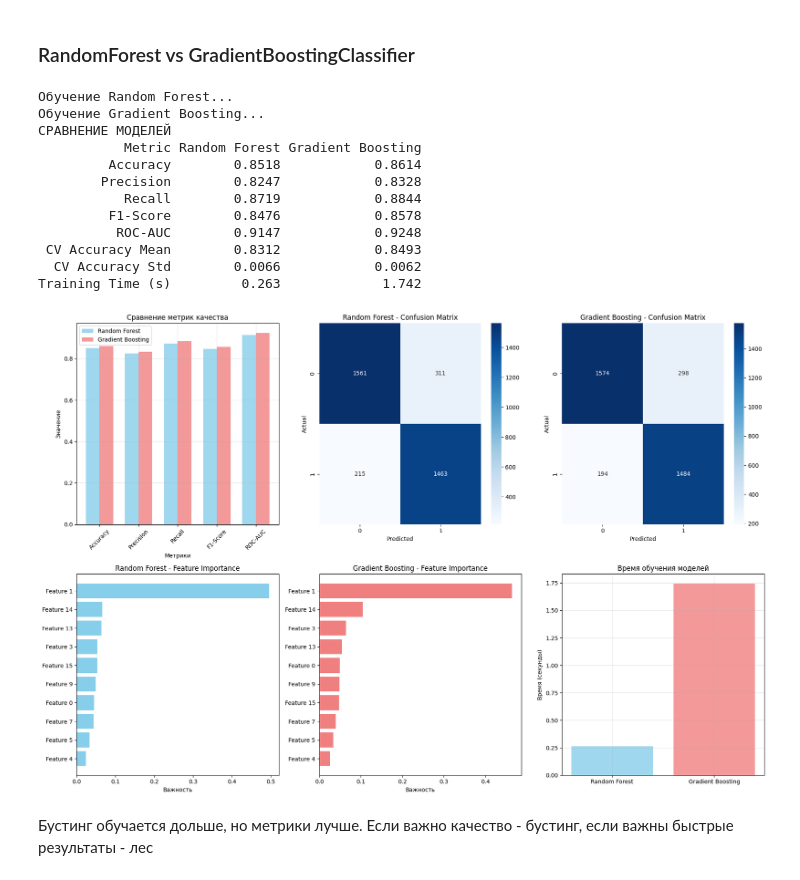
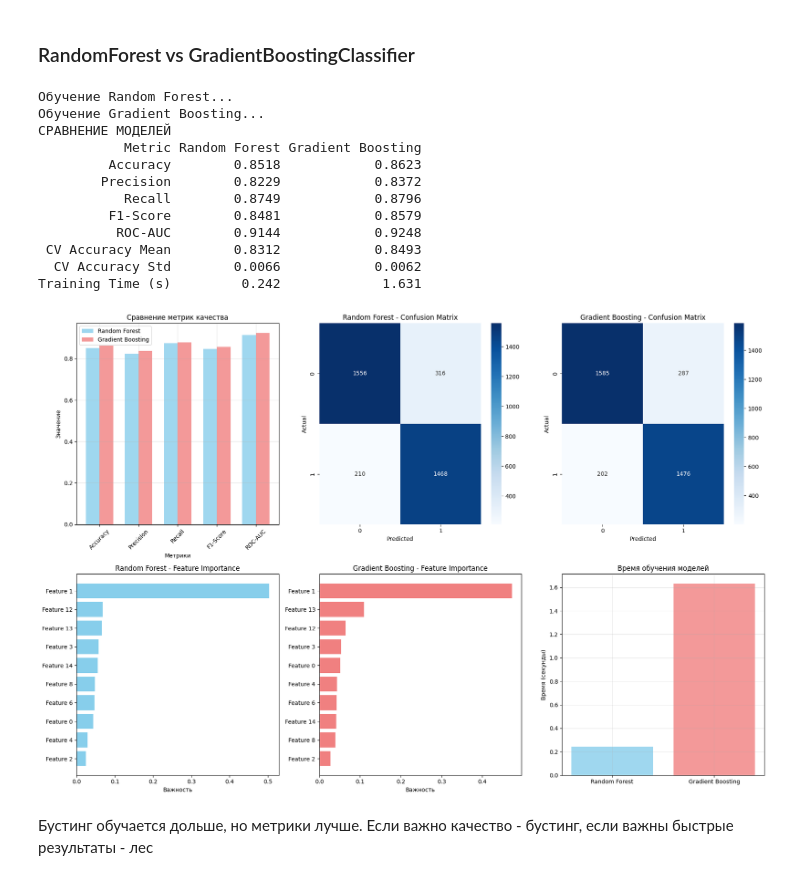
Before and after one commit to UlyanaGru/ML_project4, a Jupyter notebook: ml_progect4.ipynb, the cells around one changed output. Cells and saved outputs as stored; diff of their text form; code cells hidden in the pictures.

```diff
--- a/ml_progect4.ipynb
+++ b/ml_progect4.ipynb
@@ -1314,10 +1314,10 @@ decision_tree = DecisionTreeClassifier(
     random_state=42        # для воспроизводимости
 )
 print("Обучение решающего дерева...")
-decision_tree.fit(X_train_scaled, y_train)
+decision_tree.fit(X_train_scaled_df, y_train)
 # Предсказания на тренировочной и тестовой выборках
-y_pred_train = decision_tree.predict(X_train_scaled)
-y_pred_test = decision_tree.predict(X_test_scaled)
+y_pred_train = decision_tree.predict(X_train_scaled_df)
+y_pred_test = decision_tree.predict(X_test_scaled_df)
 # Оценка качества модели на ТРЕНИРОВОЧНОЙ выборке
 print("ОЦЕНКА КАЧЕСТВА НА ТРЕНИРОВОЧНОЙ ВЫБОРКЕ")
 accuracy_train = accuracy_score(y_train, y_pred_train)
@@ -1433,9 +1433,9 @@ print(f"\nОптимальная глубина: {best_depth}")
 print(f"Лучшая accuracy на тестовой выборке: {best_test_score:.4f}")
 #Обучаем финальную модель с оптимальной глубиной
 final_model = DecisionTreeClassifier(max_depth=best_depth, random_state=42)
-final_model.fit(X_train, y_train)
+final_model.fit(X_train_scaled_df, y_train)
 # роверяем на тестовой выборке
-y_pred = final_model.predict(X_test)
+y_pred = final_model.predict(X_test_scaled_df)
 final_accuracy = accuracy_score(y_test, y_pred)
 final_f1 = f1_score(y_test, y_pred)
 print(f"Accuracy на финальном тесте: {final_accuracy:.4f}")
@@ -1470,21 +1470,21 @@ F1 на финальном тесте: 0.8100
 # %% [markdown]
 ### RandomForest vs GradientBoostingClassifier
 # %%
-from sklearn.ensemble import GradientBoostingClassifier, RandomForestClassifier
+from sklearn.ensemble import GradientBoostingClassifier, RandomForestClassifier, StackingClassifier
 from sklearn.model_selection import train_test_split, cross_val_score
 from sklearn.metrics import (accuracy_score, precision_score, recall_score,
                             f1_score, roc_auc_score, confusion_matrix,
                             classification_report)
 import time
 #Функция для обучения и оценки модели
-def evaluate_model(model, X_train, X_test, y_train, y_test, model_name):
+def evaluate_model(model, X_train_scaled_df, X_test_scaled_df, y_train, y_test, model_name):
     start_time = time.time()
     #Обучение модели
-    model.fit(X_train, y_train)
+    model.fit(X_train_scaled_df, y_train)
     train_time = time.time() - start_time
     #Предсказания
-    y_pred = model.predict(X_test)
-    y_pred_proba = model.predict_proba(X_test)[:, 1]
+    y_pred = model.predict(X_test_scaled_df)
+    y_pred_proba = model.predict_proba(X_test_scaled_df)[:, 1]
     #Вычисление метрик
     metrics = {
         'accuracy': accuracy_score(y_test, y_pred),
@@ -1499,6 +1499,7 @@ def evaluate_model(model, X_train, X_test, y_train, y_test, model_name):
     metrics['cv_mean'] = cv_scores.mean()
     metrics['cv_std'] = cv_scores.std()
     return metrics, y_pred, y_pred_proba
+
 #Инициализация моделей
 rf_model = RandomForestClassifier(
     n_estimators=100,
@@ -1519,9 +1520,9 @@ gb_model = GradientBoostingClassifier(
 )
 #Обучаем и оцениваем модели
 print("Обучение Random Forest...")
-rf_metrics, rf_pred, rf_pred_proba = evaluate_model(rf_model, X_train, X_test, y_train, y_test, "Random Forest")
+rf_metrics, rf_pred, rf_pred_proba = evaluate_model(rf_model, X_train_scaled_df, X_test_scaled_df, y_train, y_test, "Random Forest")
 print("Обучение Gradient Boosting...")
-gb_metrics, gb_pred, gb_pred_proba = evaluate_model(gb_model, X_train, X_test, y_train, y_test, "Gradient Boosting")
+gb_metrics, gb_pred, gb_pred_proba = evaluate_model(gb_model, X_train_scaled_df, X_test_scaled_df, y_train, y_test, "Gradient Boosting")
 #Создаем таблицу сравнения
 comparison_df = pd.DataFrame({
     'Metric': ['Accuracy', 'Precision', 'Recall', 'F1-Score', 'ROC-AUC',
@@ -1577,39 +1578,39 @@ def plot_confusion_matrix(ax, y_true, y_pred, title):
 plot_confusion_matrix(axes[0, 1], y_test, rf_pred, 'Random Forest - Confusion Matrix')
 plot_confusion_matrix(axes[0, 2], y_test, gb_pred, 'Gradient Boosting - Confusion Matrix')
 #Важность признаков
 def plot_feature_importance(ax, importance, title, color):
     indices = np.argsort(importance)[-10:]  #топ-10 признаков
     ax.barh(range(len(indices)), importance[indices], color=color)
     ax.set_yticks(range(len(indices)))
     ax.set_yticklabels([f'Feature {i}' for i in indices])
     ax.set_xlabel('Важность')
     ax.set_title(title)
 plot_feature_importance(axes[1, 0], rf_model.feature_importances_,
                        'Random Forest - Feature Importance', 'skyblue')
 plot_feature_importance(axes[1, 1], gb_model.feature_importances_,
                        'Gradient Boosting - Feature Importance', 'lightcoral')
 #Время обучения
 times = [rf_metrics['train_time'], gb_metrics['train_time']]
 axes[1, 2].bar(['Random Forest', 'Gradient Boosting'], times,
                color=['skyblue', 'lightcoral'], alpha=0.8)
 axes[1, 2].set_ylabel('Время (секунды)')
 axes[1, 2].set_title('Время обучения моделей')
 axes[1, 2].grid(True, alpha=0.3)
 plt.tight_layout()
 plt.show()
 # %% [output]
 Обучение Random Forest...
 Обучение Gradient Boosting...
 СРАВНЕНИЕ МОДЕЛЕЙ
            Metric Random Forest Gradient Boosting
-         Accuracy        0.8518            0.8614
-        Precision        0.8247            0.8328
-           Recall        0.8719            0.8844
-         F1-Score        0.8476            0.8578
-          ROC-AUC        0.9147            0.9248
+         Accuracy        0.8518            0.8623
+        Precision        0.8229            0.8372
+           Recall        0.8749            0.8796
+         F1-Score        0.8481            0.8579
+          ROC-AUC        0.9144            0.9248
  CV Accuracy Mean        0.8312            0.8493
   CV Accuracy Std        0.0066            0.0062
-Training Time (s)         0.263             1.742
+Training Time (s)         0.242             1.631
-[figure, old version]
+[figure, new version]
 # %% [markdown]
 Бустинг обучается дольше, но метрики лучше. Если важно качество - бустинг, если важны быстрые результаты - лес
```
Also changed, not shown: parts of 3 cells of this notebook.
